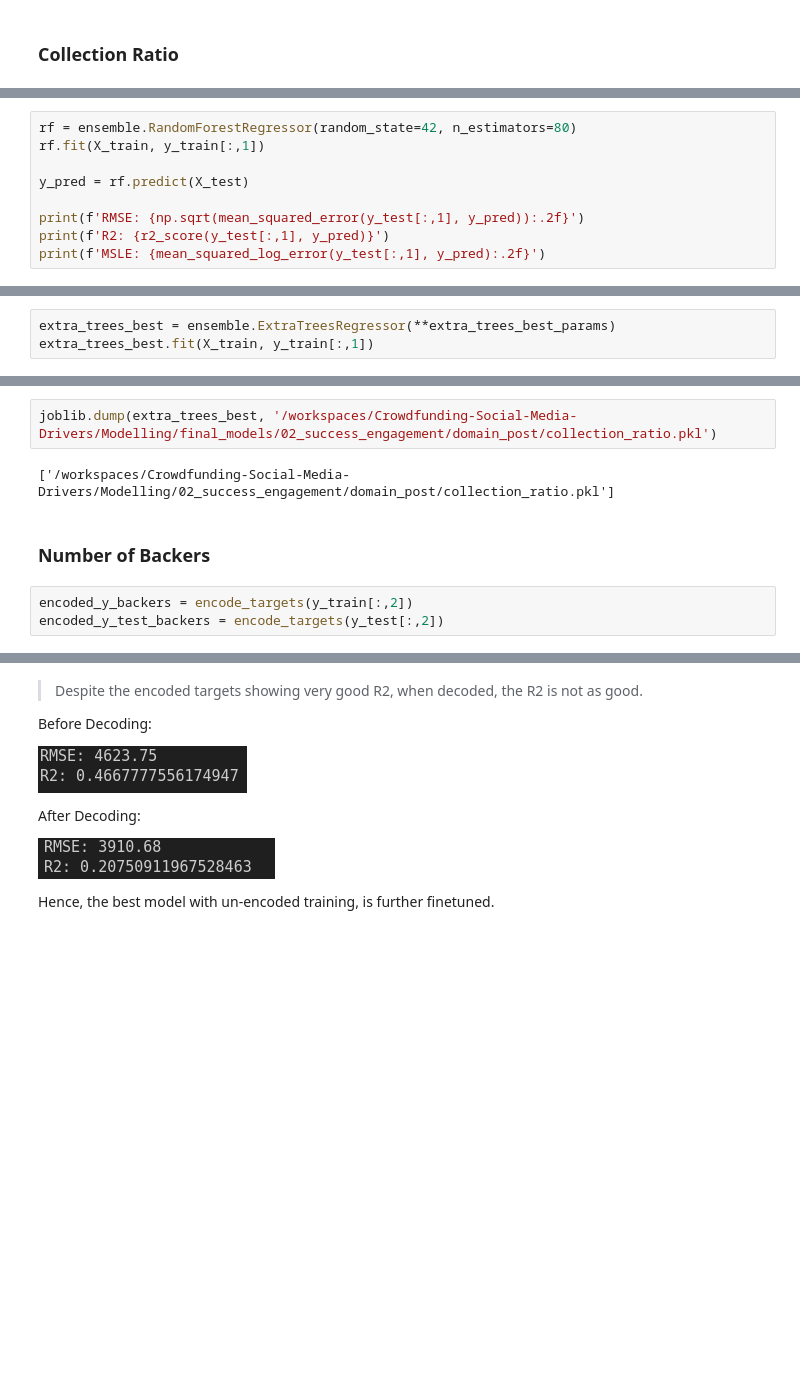
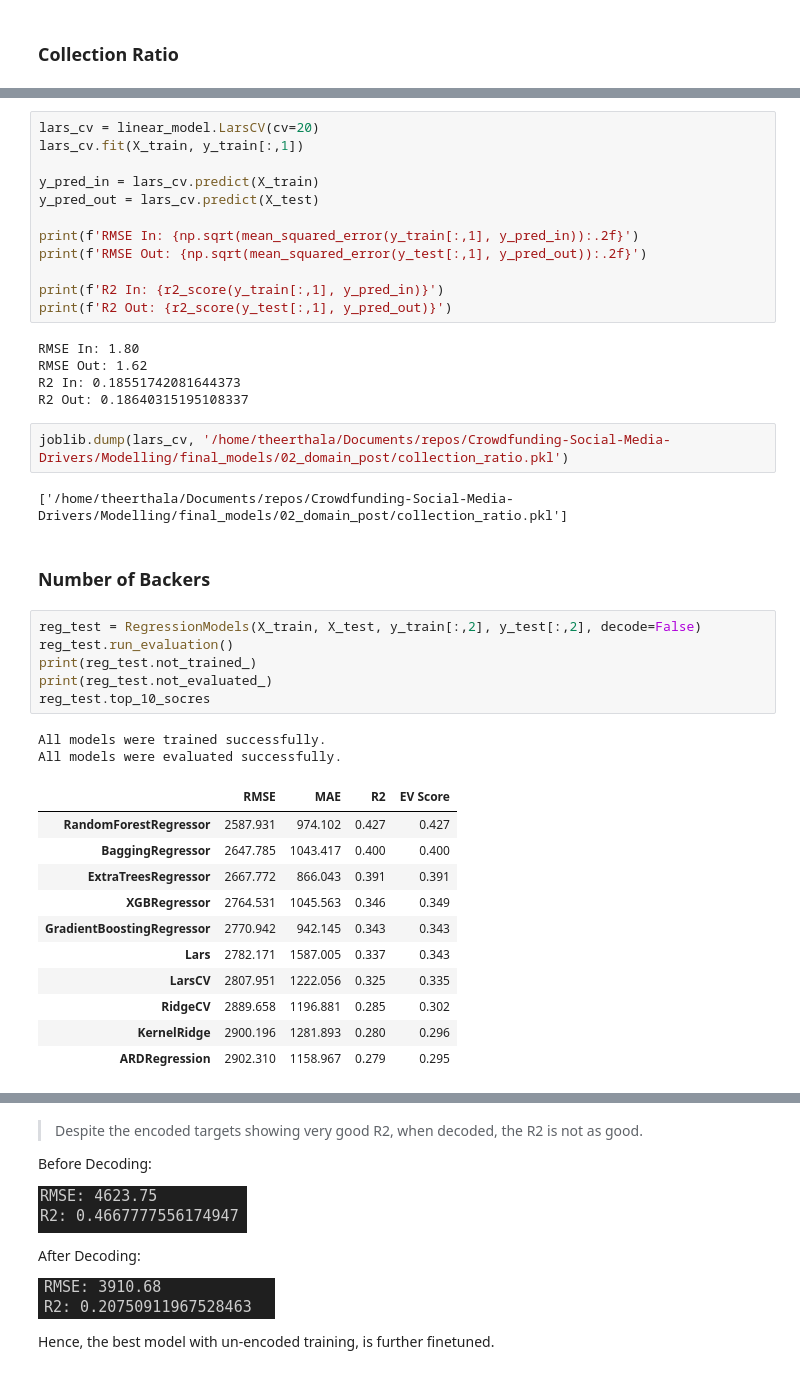
Before and after one commit to Akhil-Theerthala/Crowdfunding-Social-Media-Drivers, a Jupyter notebook: Modelling/02 - domain-post.ipynb, the cells around one changed output, grey strips where cells are left out. Drawn from its saved outputs; the diff is of its cells as text; blank space fills up the shorter version.

```diff
--- a/Modelling/02 - domain-post.ipynb
+++ b/Modelling/02 - domain-post.ipynb
@@ -418,9 +277,0 @@ pd.DataFrame(scores).sort_values(by='r2', ascending=False).reset_index(drop=True
-# %%
-rf = ensemble.RandomForestRegressor(random_state=42, n_estimators=80)
-rf.fit(X_train, y_train[:,1])
-
-y_pred = rf.predict(X_test)
-
-print(f'RMSE: {np.sqrt(mean_squared_error(y_test[:,1], y_pred)):.2f}')
-print(f'R2: {r2_score(y_test[:,1], y_pred)}')
-print(f'MSLE: {mean_squared_log_error(y_test[:,1], y_pred):.2f}')
@@ -564,3 +277,0 @@ extra_trees_best_params
-# %%
-extra_trees_best = ensemble.ExtraTreesRegressor(**extra_trees_best_params)
-extra_trees_best.fit(X_train, y_train[:,1])
@@ -570,10 +307,44 @@ ExtraTreesRegressor(max_features=None, min_samples_split=5, n_estimators=500,
+# %%
+lars_cv = linear_model.LarsCV(cv=20)
+lars_cv.fit(X_train, y_train[:,1])
+
+y_pred_in = lars_cv.predict(X_train)
+y_pred_out = lars_cv.predict(X_test)
+
+print(f'RMSE In: {np.sqrt(mean_squared_error(y_train[:,1], y_pred_in)):.2f}')
+print(f'RMSE Out: {np.sqrt(mean_squared_error(y_test[:,1], y_pred_out)):.2f}')
+
+print(f'R2 In: {r2_score(y_train[:,1], y_pred_in)}')
+print(f'R2 Out: {r2_score(y_test[:,1], y_pred_out)}')
+# %% [output]
+RMSE In: 1.80
+RMSE Out: 1.62
+R2 In: 0.18551742081644373
+R2 Out: 0.18640315195108337
 # %%
-joblib.dump(extra_trees_best, '/workspaces/Crowdfunding-Social-Media-Drivers/Modelling/final_models/02_success_engagement/domain_post/collection_ratio.pkl')
+joblib.dump(lars_cv, '/home/theerthala/Documents/repos/Crowdfunding-Social-Media-Drivers/Modelling/final_models/02_domain_post/collection_ratio.pkl')
 # %% [output]
-['/workspaces/Crowdfunding-Social-Media-Drivers/Modelling/02_success_engagement/domain_post/collection_ratio.pkl']
+['/home/theerthala/Documents/repos/Crowdfunding-Social-Media-Drivers/Modelling/final_models/02_domain_post/collection_ratio.pkl']
 # %% [markdown]
 ### Number of Backers
-# %%
-encoded_y_backers = encode_targets(y_train[:,2])
-encoded_y_test_backers = encode_targets(y_test[:,2])
+# %%
+reg_test = RegressionModels(X_train, X_test, y_train[:,2], y_test[:,2], decode=False)
+reg_test.run_evaluation()
+print(reg_test.not_trained_)
+print(reg_test.not_evaluated_)
+reg_test.top_10_socres
+# %% [output]
+All models were trained successfully.
+All models were evaluated successfully.
+|  | RMSE | MAE | R2 | EV Score |
+| RandomForestRegressor | 2587.931 | 974.102 | 0.427 | 0.427 |
+| BaggingRegressor | 2647.785 | 1043.417 | 0.400 | 0.400 |
+| ExtraTreesRegressor | 2667.772 | 866.043 | 0.391 | 0.391 |
+| XGBRegressor | 2764.531 | 1045.563 | 0.346 | 0.349 |
+| GradientBoostingRegressor | 2770.942 | 942.145 | 0.343 | 0.343 |
+| Lars | 2782.171 | 1587.005 | 0.337 | 0.343 |
+| LarsCV | 2807.951 | 1222.056 | 0.325 | 0.335 |
+| RidgeCV | 2889.658 | 1196.881 | 0.285 | 0.302 |
+| KernelRidge | 2900.196 | 1281.893 | 0.280 | 0.296 |
+| ARDRegression | 2902.310 | 1158.967 | 0.279 | 0.295 |
 # %%
```
Also changed, not shown: parts of 43 cells of this notebook, 36 other files.
